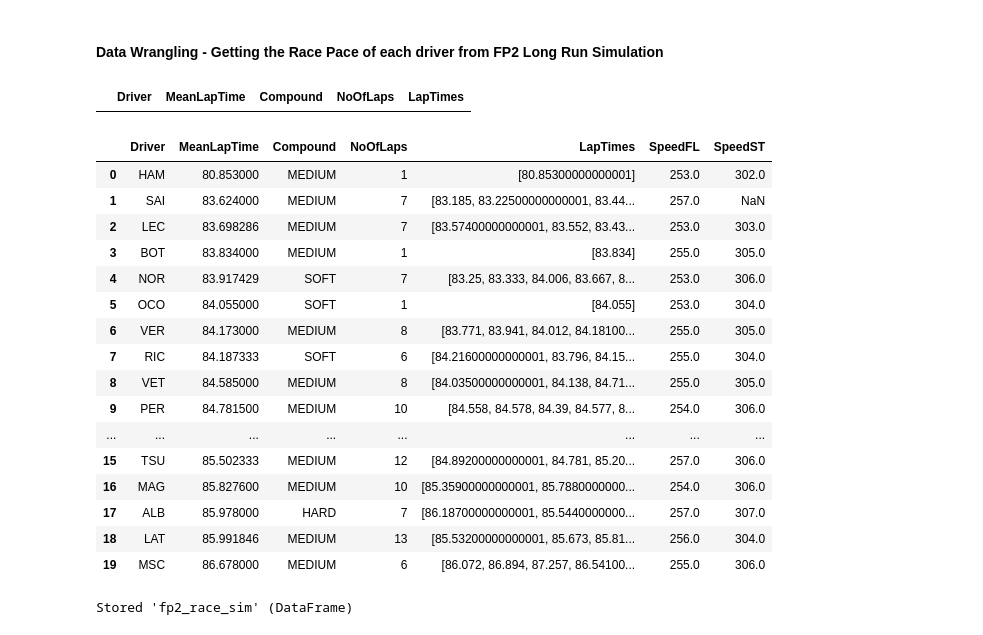
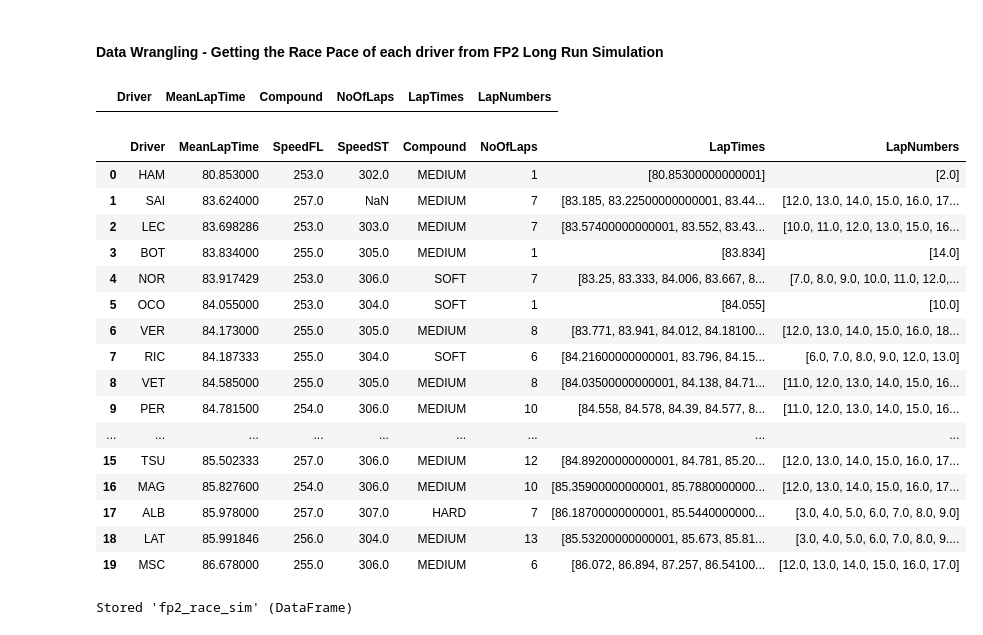
Before and after one commit to Kmanchine/FormulaOneRaceSimulator, a Jupyter notebook: PracticeAnalysis.ipynb, the cells around one changed output. Cells and saved outputs as stored; diff of their text form; code cells hidden in the pictures.

Commit message:
Added basic basetime and race pace calculations

```diff
--- a/PracticeAnalysis.ipynb
+++ b/PracticeAnalysis.ipynb
@@ -37,17 +37,21 @@ core           INFO     Finished loading data for 20 drivers: ['1', '55', '47',
 #### Data Wrangling - Getting the Race Pace of each driver from FP2 Long Run Simulation
 # %%
 # Create a new dataframe for storing drivers' racepace
-fp2_race_sim = pd.DataFrame(columns = ['Driver', 'MeanLapTime', 'Compound', 'NoOfLaps', 'LapTimes'])
+fp2_race_sim = pd.DataFrame(columns = ['Driver', 'MeanLapTime', 'Compound', 'NoOfLaps', 'LapTimes', 'LapNumbers'])
 fp2_race_sim
 # %% [output]
-|  | Driver | MeanLapTime | Compound | NoOfLaps | LapTimes |
+|  | Driver | MeanLapTime | Compound | NoOfLaps | LapTimes | LapNumbers |
 # %%
 for driver in get_all_driver_names(FP2.laps):
     long_pace_tuple = extract_long_run_pace_from_longest_practice_stint(FP2.laps, driver)
 
     # Create a new entry to the racepace dataframe by creating a row, which will be appended to the dataframe (fp2_race_sim) in the next line.
     # Note the order of the items in the list.
-    new_row = [driver,  sum(long_pace_tuple[0]) /  len(long_pace_tuple[0]), long_pace_tuple[1], len(long_pace_tuple[0]), long_pace_tuple[0]]
+    new_row = [driver,
+               sum(long_pace_tuple[0]) /  len(long_pace_tuple[0]),
+               long_pace_tuple[1], len(long_pace_tuple[0]),
+               long_pace_tuple[0],
+               long_pace_tuple[2]]
     # Append the new entry.
     fp2_race_sim.loc[len(fp2_race_sim)] = new_row
 
@@ -67,25 +71,28 @@ for driver in get_all_driver_names(FP2.laps):
     fp2_race_sim.loc[fp2_race_sim['Driver'] == driver, 'SpeedST'] = max(df['SpeedST'])
 # %%
 fp2_race_sim = fp2_race_sim.reset_index(drop=True)
+
+# Rearrange the columns
+fp2_race_sim = fp2_race_sim[['Driver', 'MeanLapTime', 'SpeedFL', 'SpeedST', 'Compound', 'NoOfLaps', 'LapTimes', 'LapNumbers']]
 fp2_race_sim
 # %% [output]
-|  | Driver | MeanLapTime | Compound | NoOfLaps | LapTimes | SpeedFL | SpeedST |
-| 0 | HAM | 80.853000 | MEDIUM | 1 | [80.85300000000001] | 253.0 | 302.0 |
-| 1 | SAI | 83.624000 | MEDIUM | 7 | [83.185, 83.22500000000001, 83.44... | 257.0 | NaN |
-| 2 | LEC | 83.698286 | MEDIUM | 7 | [83.57400000000001, 83.552, 83.43... | 253.0 | 303.0 |
-| 3 | BOT | 83.834000 | MEDIUM | 1 | [83.834] | 255.0 | 305.0 |
-| 4 | NOR | 83.917429 | SOFT | 7 | [83.25, 83.333, 84.006, 83.667, 8... | 253.0 | 306.0 |
-| 5 | OCO | 84.055000 | SOFT | 1 | [84.055] | 253.0 | 304.0 |
-| 6 | VER | 84.173000 | MEDIUM | 8 | [83.771, 83.941, 84.012, 84.18100... | 255.0 | 305.0 |
-| 7 | RIC | 84.187333 | SOFT | 6 | [84.21600000000001, 83.796, 84.15... | 255.0 | 304.0 |
-| 8 | VET | 84.585000 | MEDIUM | 8 | [84.03500000000001, 84.138, 84.71... | 255.0 | 305.0 |
-| 9 | PER | 84.781500 | MEDIUM | 10 | [84.558, 84.578, 84.39, 84.577, 8... | 254.0 | 306.0 |
-| ... | ... | ... | ... | ... | ... | ... | ... |
-| 15 | TSU | 85.502333 | MEDIUM | 12 | [84.89200000000001, 84.781, 85.20... | 257.0 | 306.0 |
-| 16 | MAG | 85.827600 | MEDIUM | 10 | [85.35900000000001, 85.7880000000... | 254.0 | 306.0 |
-| 17 | ALB | 85.978000 | HARD | 7 | [86.18700000000001, 85.5440000000... | 257.0 | 307.0 |
-| 18 | LAT | 85.991846 | MEDIUM | 13 | [85.53200000000001, 85.673, 85.81... | 256.0 | 304.0 |
-| 19 | MSC | 86.678000 | MEDIUM | 6 | [86.072, 86.894, 87.257, 86.54100... | 255.0 | 306.0 |
+|  | Driver | MeanLapTime | SpeedFL | SpeedST | Compound | NoOfLaps | LapTimes | LapNumbers |
+| 0 | HAM | 80.853000 | 253.0 | 302.0 | MEDIUM | 1 | [80.85300000000001] | [2.0] |
+| 1 | SAI | 83.624000 | 257.0 | NaN | MEDIUM | 7 | [83.185, 83.22500000000001, 83.44... | [12.0, 13.0, 14.0, 15.0, 16.0, 17... |
+| 2 | LEC | 83.698286 | 253.0 | 303.0 | MEDIUM | 7 | [83.57400000000001, 83.552, 83.43... | [10.0, 11.0, 12.0, 13.0, 15.0, 16... |
+| 3 | BOT | 83.834000 | 255.0 | 305.0 | MEDIUM | 1 | [83.834] | [14.0] |
+| 4 | NOR | 83.917429 | 253.0 | 306.0 | SOFT | 7 | [83.25, 83.333, 84.006, 83.667, 8... | [7.0, 8.0, 9.0, 10.0, 11.0, 12.0,... |
+| 5 | OCO | 84.055000 | 253.0 | 304.0 | SOFT | 1 | [84.055] | [10.0] |
+| 6 | VER | 84.173000 | 255.0 | 305.0 | MEDIUM | 8 | [83.771, 83.941, 84.012, 84.18100... | [12.0, 13.0, 14.0, 15.0, 16.0, 18... |
+| 7 | RIC | 84.187333 | 255.0 | 304.0 | SOFT | 6 | [84.21600000000001, 83.796, 84.15... | [6.0, 7.0, 8.0, 9.0, 12.0, 13.0] |
+| 8 | VET | 84.585000 | 255.0 | 305.0 | MEDIUM | 8 | [84.03500000000001, 84.138, 84.71... | [11.0, 12.0, 13.0, 14.0, 15.0, 16... |
+| 9 | PER | 84.781500 | 254.0 | 306.0 | MEDIUM | 10 | [84.558, 84.578, 84.39, 84.577, 8... | [11.0, 12.0, 13.0, 14.0, 15.0, 16... |
+| ... | ... | ... | ... | ... | ... | ... | ... | ... |
+| 15 | TSU | 85.502333 | 257.0 | 306.0 | MEDIUM | 12 | [84.89200000000001, 84.781, 85.20... | [12.0, 13.0, 14.0, 15.0, 16.0, 17... |
+| 16 | MAG | 85.827600 | 254.0 | 306.0 | MEDIUM | 10 | [85.35900000000001, 85.7880000000... | [12.0, 13.0, 14.0, 15.0, 16.0, 17... |
+| 17 | ALB | 85.978000 | 257.0 | 307.0 | HARD | 7 | [86.18700000000001, 85.5440000000... | [3.0, 4.0, 5.0, 6.0, 7.0, 8.0, 9.0] |
+| 18 | LAT | 85.991846 | 256.0 | 304.0 | MEDIUM | 13 | [85.53200000000001, 85.673, 85.81... | [3.0, 4.0, 5.0, 6.0, 7.0, 8.0, 9.... |
+| 19 | MSC | 86.678000 | 255.0 | 306.0 | MEDIUM | 6 | [86.072, 86.894, 87.257, 86.54100... | [12.0, 13.0, 14.0, 15.0, 16.0, 17.0] |
 # %%
 # Share variables between jupyter notebooks.
 %store fp2_race_sim
```
Also changed, not shown: 2 other files.
